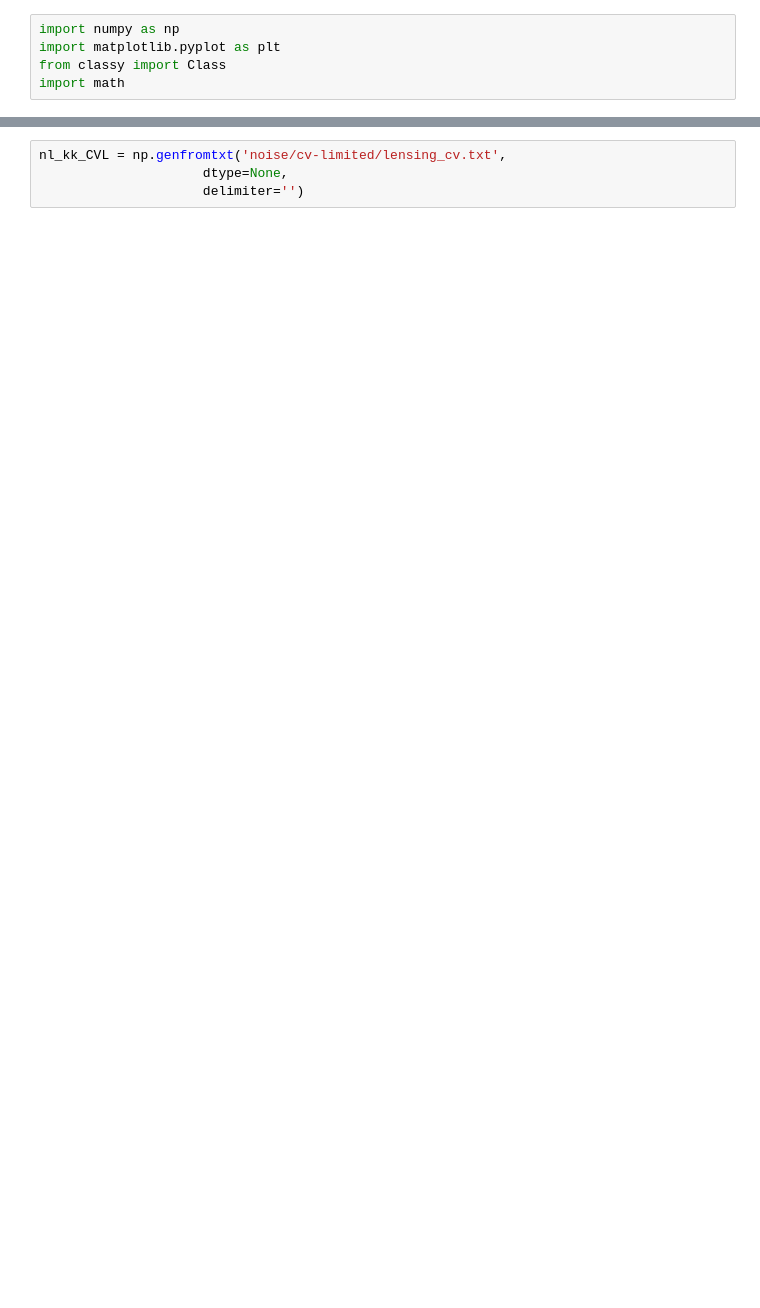
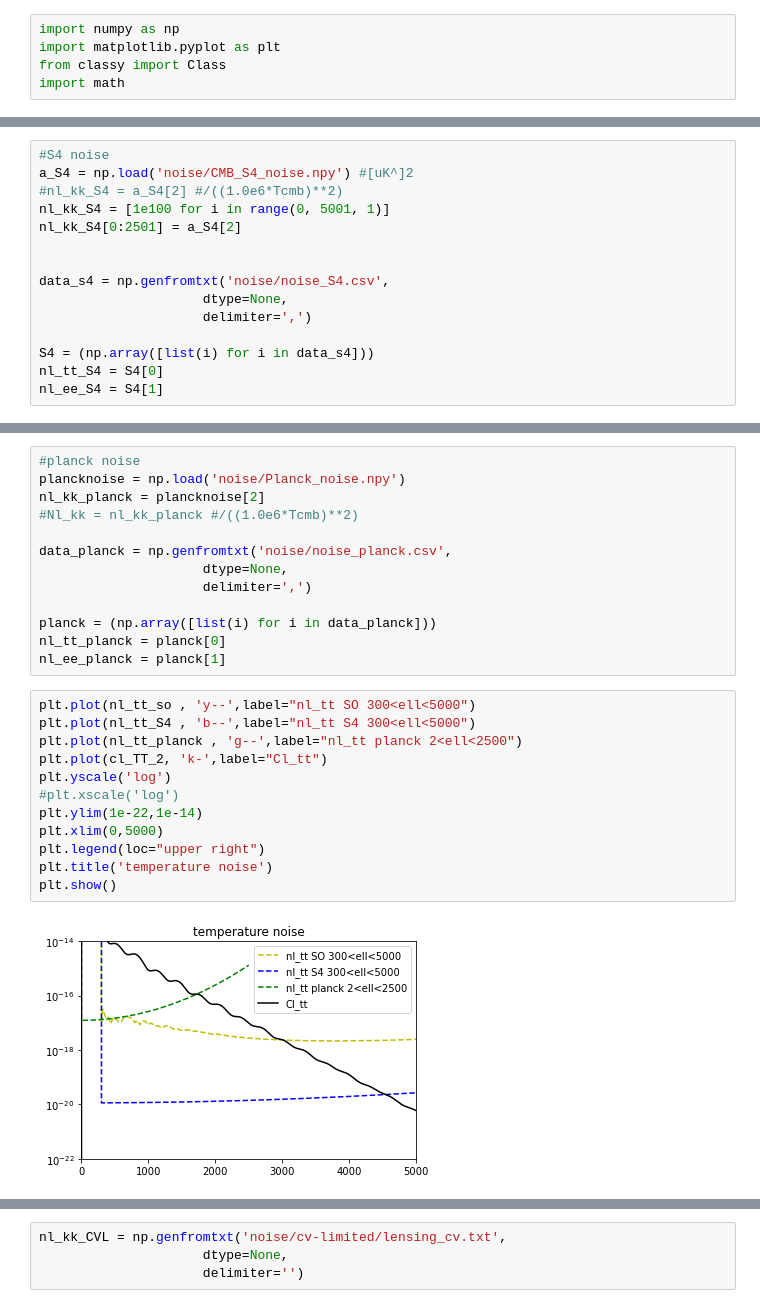
Before and after one commit to iej2106/fisher_dmb, a Jupyter notebook: residual_plots.ipynb, the cells around one changed output, grey strips where cells are left out. Cells and saved outputs as stored; diff of their text form; blank space fills up the shorter version.

```diff
--- a/residual_plots.ipynb
+++ b/residual_plots.ipynb
@@ -101,0 +175,15 @@ Cl_kk_2 = np.array(Cl_est_kk2)
+# %%
+#S4 noise
+a_S4 = np.load('noise/CMB_S4_noise.npy') #[uK^]2
+#nl_kk_S4 = a_S4[2] #/((1.0e6*Tcmb)**2)
+nl_kk_S4 = [1e100 for i in range(0, 5001, 1)]
+nl_kk_S4[0:2501] = a_S4[2]
+
+
+data_s4 = np.genfromtxt('noise/noise_S4.csv',
+                     dtype=None,
+                     delimiter=',')
+
+S4 = (np.array([list(i) for i in data_s4]))
+nl_tt_S4 = S4[0]
+nl_ee_S4 = S4[1]
@@ -101,0 +219,27 @@ Cl_kk_2 = np.array(Cl_est_kk2)
+# %%
+#planck noise
+plancknoise = np.load('noise/Planck_noise.npy')
+nl_kk_planck = plancknoise[2]
+#Nl_kk = nl_kk_planck #/((1.0e6*Tcmb)**2)
+
+data_planck = np.genfromtxt('noise/noise_planck.csv',
+                     dtype=None,
+                     delimiter=',')
+
+planck = (np.array([list(i) for i in data_planck]))
+nl_tt_planck = planck[0]
+nl_ee_planck = planck[1]
+# %%
+plt.plot(nl_tt_so , 'y--',label="nl_tt SO 300<ell<5000")
+plt.plot(nl_tt_S4 , 'b--',label="nl_tt S4 300<ell<5000")
+plt.plot(nl_tt_planck , 'g--',label="nl_tt planck 2<ell<2500")
+plt.plot(cl_TT_2, 'k-',label="Cl_tt")
+plt.yscale('log')
+#plt.xscale('log')
+plt.ylim(1e-22,1e-14)
+plt.xlim(0,5000)
+plt.legend(loc="upper right")
+plt.title('temperature noise')
+plt.show()
+# %% [output]
+[figure, added]
```
Also changed, not shown: parts of 24 cells of this notebook, 4 other files.
